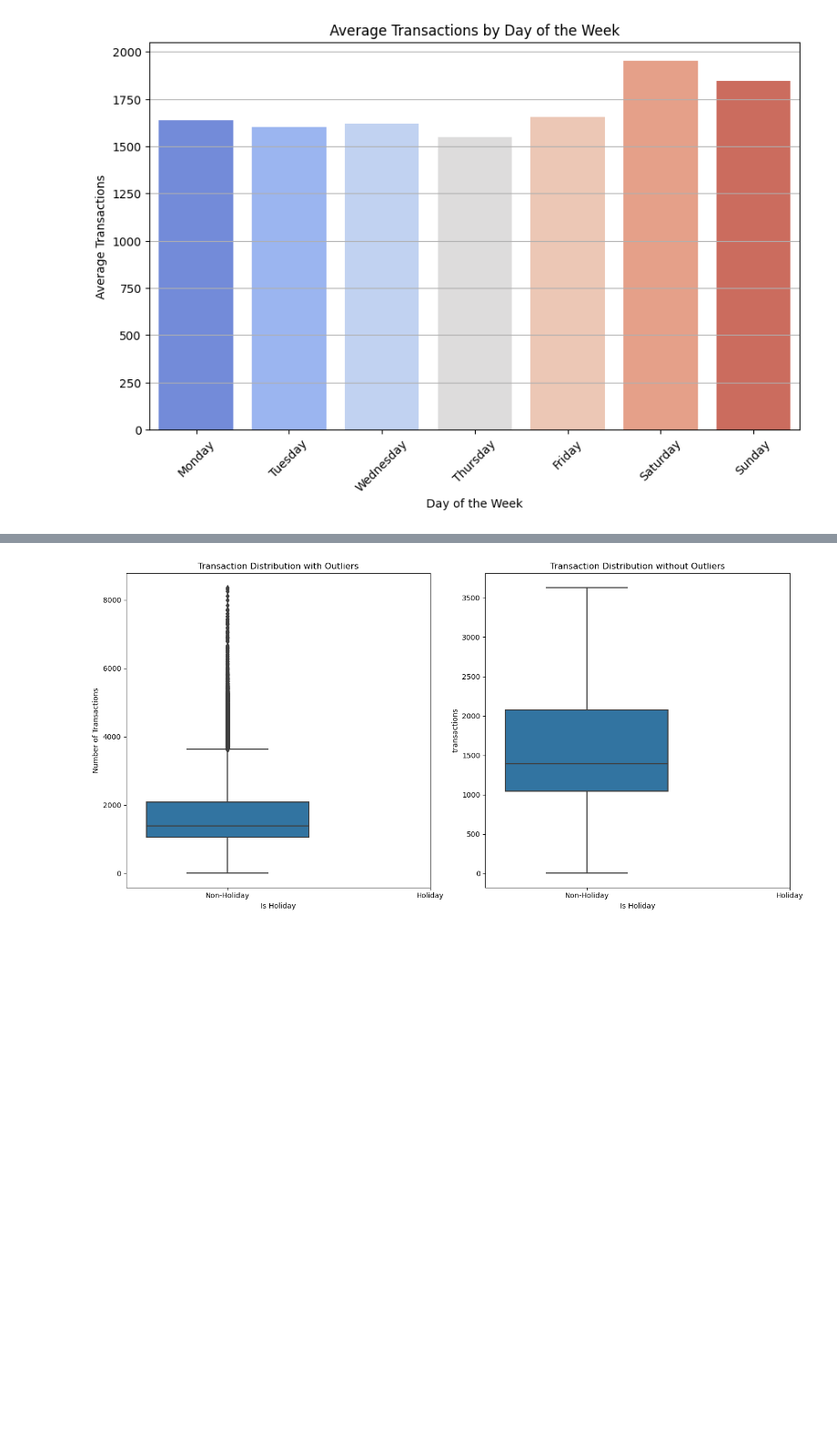
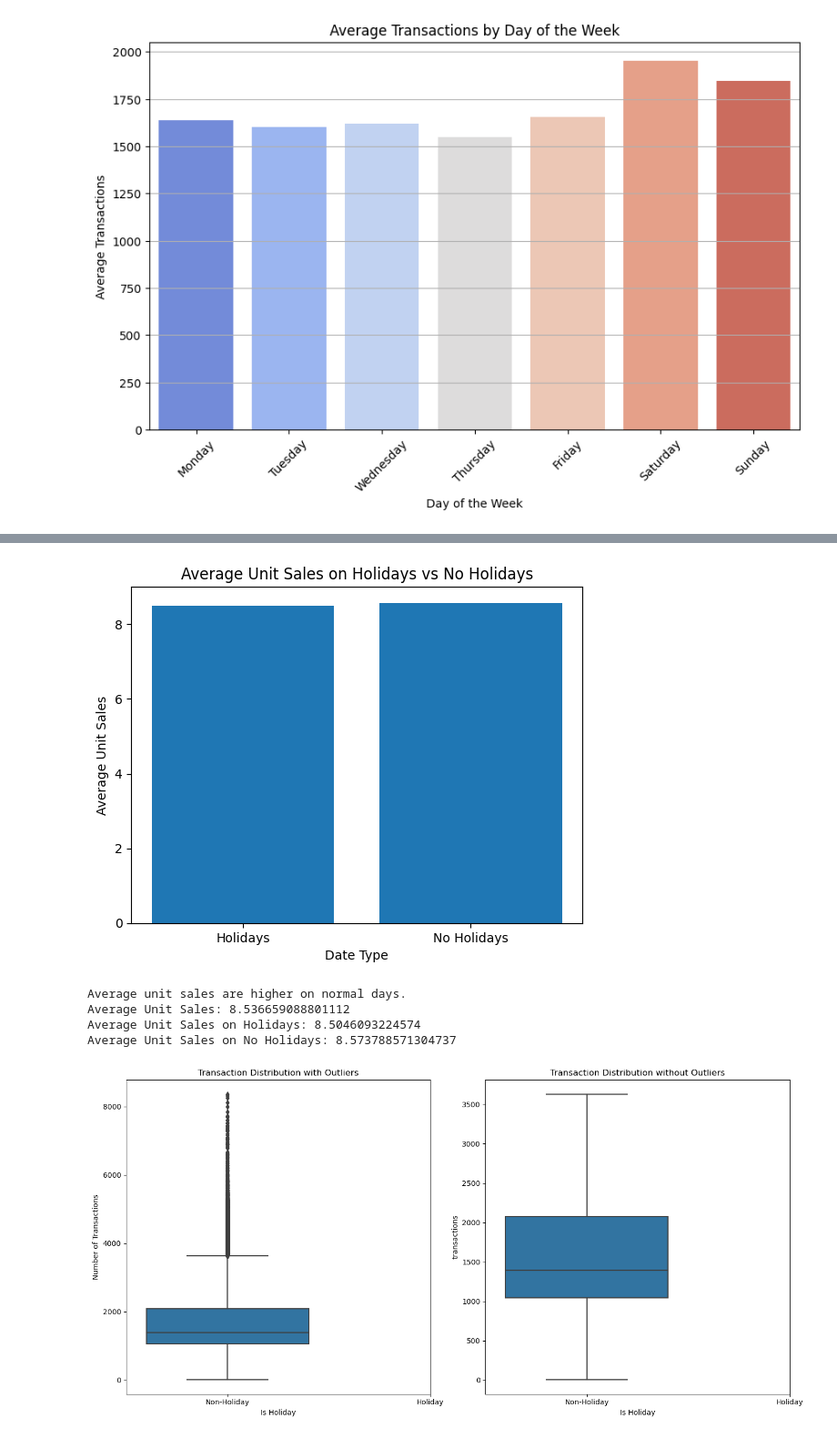
Before and after one commit to florboydens/Data-Analytics-Case-2, a Jupyter notebook: supermarket.ipynb, the cells around one changed output, grey strips where cells are left out. Shown at 91% size. Saved outputs shown, nothing was run; the diff lists cells and outputs as text; code cells hidden in the pictures; blank space fills up the shorter version.

```diff
--- a/supermarket.ipynb
+++ b/supermarket.ipynb
@@ -336,3 +307,53 @@ KeyError: "['month_day'] not in index"
+# %%
+
+# Filter data for holidays
+data_holidays = data[data['month_day'].isin(holidays['month_day'])]
+
+# Filter data for no holidays
+data_no_holidays = data[~data['month_day'].isin(holidays['month_day'])]
+
+# Calculate average unit sales for holidays and no holidays
+average_unit_sales_holidays = data_holidays['unit_sales'].mean()
+average_unit_sales_no_holidays = data_no_holidays['unit_sales'].mean()
+average_unit_sales = data['unit_sales'].mean()
+
+# Plot the results in a bar chart
+import matplotlib.pyplot as plt
+
+labels = ['Holidays', 'No Holidays']
+values = [average_unit_sales_holidays, average_unit_sales_no_holidays]
+
+plt.bar(labels, values)
+plt.xlabel('Date Type')
+plt.ylabel('Average Unit Sales')
+plt.title('Average Unit Sales on Holidays vs No Holidays')
+plt.show()
+# Filter data for holidays
+data_holidays = data[data['month_day'].isin(holidays['month_day'])]
+
+# Filter data for no holidays
+data_no_holidays = data[~data['month_day'].isin(holidays['month_day'])]
+
+# Calculate average unit sales for holidays and no holidays
+average_unit_sales_holidays = data_holidays['unit_sales'].mean()
+average_unit_sales_no_holidays = data_no_holidays['unit_sales'].mean()
+
+# Compare the average unit sales
+if average_unit_sales_holidays > average_unit_sales_no_holidays:
+    print("Average unit sales are higher on holidays.")
+elif average_unit_sales_holidays < average_unit_sales_no_holidays:
+    print("Average unit sales are higher on normal days.")
+else:
+    print("Average unit sales are the same on holidays and no holidays.")
+print("Average Unit Sales:", average_unit_sales)
+print("Average Unit Sales on Holidays:", average_unit_sales_holidays)
+print("Average Unit Sales on No Holidays:", average_unit_sales_no_holidays)
+# %% [output]
+[figure, added]
+Average unit sales are higher on normal days.
+Average Unit Sales: 8.536659088801112
+Average Unit Sales on Holidays: 8.5046093224574
+Average Unit Sales on No Holidays: 8.573788571304737
 # %%
 """ # Merge the transactions with the holiday data
 transactions_with_holidays = pd.merge(
```
Also changed, not shown: parts of 8 cells of this notebook, 1 other file.
